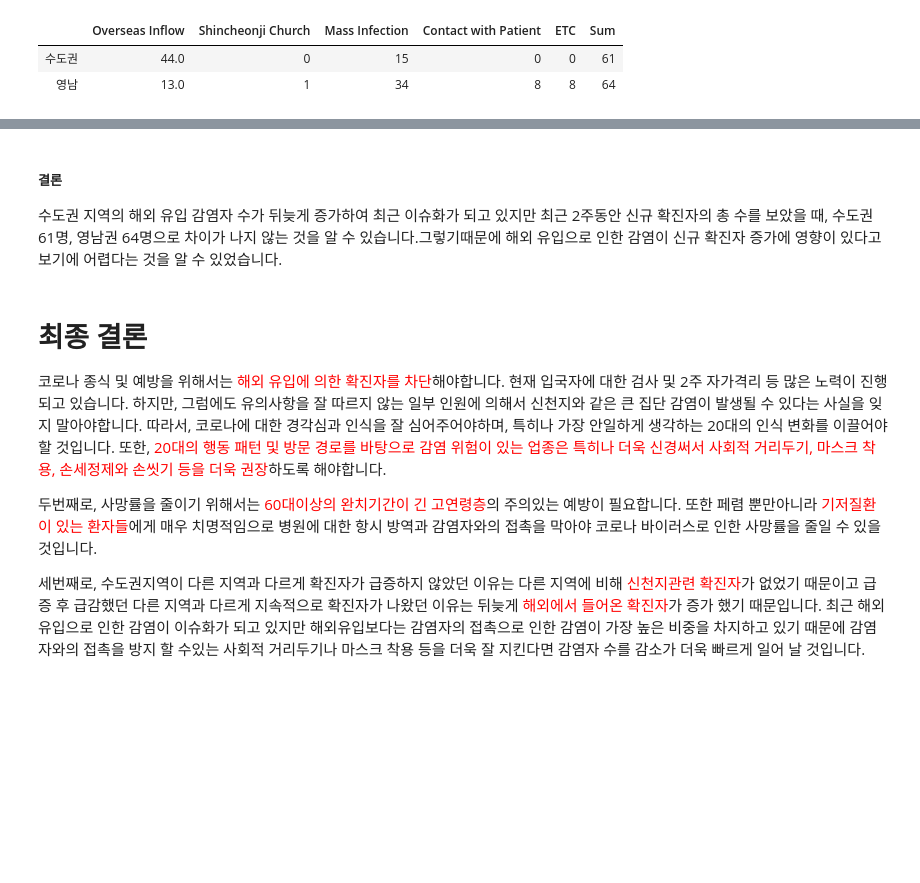
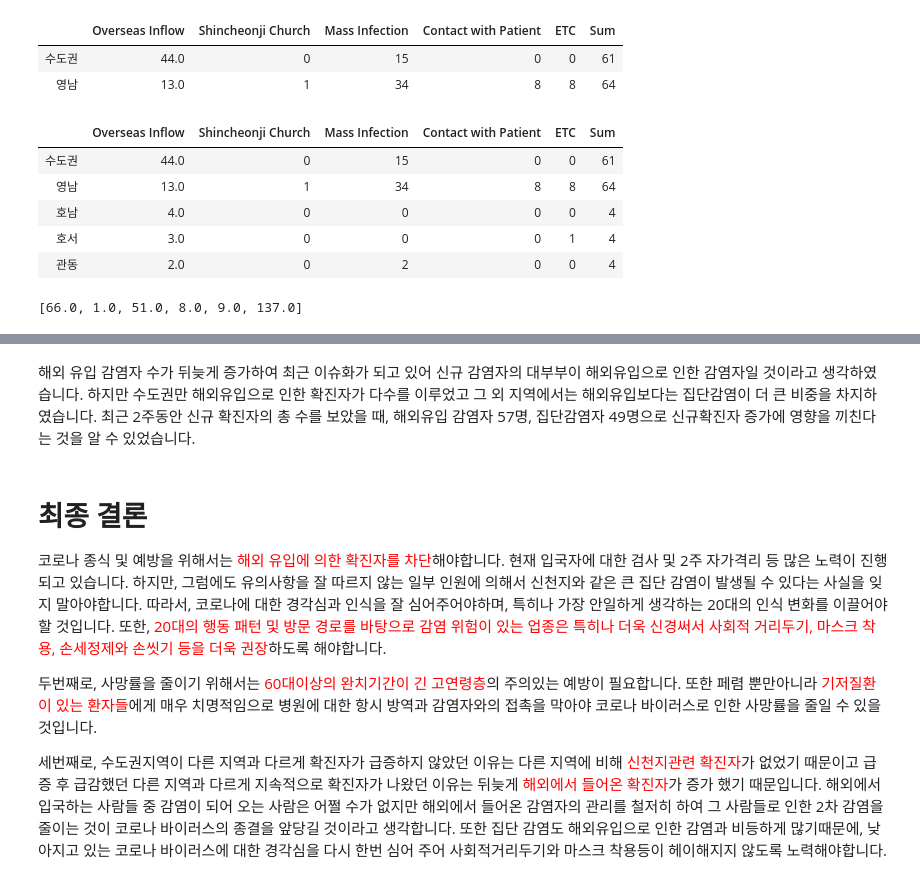
Before and after one commit to chan157/DACON_COVID, a Jupyter notebook: Submission_v2_test2.ipynb, the cells around one changed output, grey strips where cells are left out. Drawn from its saved outputs; the diff is of its cells as text; code cells hidden in the pictures; blank space fills up the shorter version.

```diff
--- a/Submission_v2_test2.ipynb
+++ b/Submission_v2_test2.ipynb
@@ -1372,4 +1289,46 @@ total
 |  | Overseas Inflow | Shincheonji Church | Mass Infection | Contact with Patient | ETC | Sum |
 | 수도권 | 44.0 | 0 | 15 | 0 | 0 | 61 |
 | 영남 | 13.0 | 1 | 34 | 8 | 8 | 64 |
+# %%
+# 지역 이름이 다르게 설정되어있어서 다시 설정
+youngnam = ['Busan','Daegu','Gyungbuk','Gyungnam','Ulsan']
+honam = ['Gwangju','Jeonbuk','Jeonnam']
+hosae = ['Chungbuk','Chungnam','Daejeon']
+sudo = ['Gyungki','Incheon','Seoul']
+gandong = ['Gangwon']
+
+df = pd.DataFrame()
+for date in range(20200414, 20200428):
+    sub = pd.read_excel('PatientTrend_20200414_20200427.xlsx', sheet_name=str(date))
+    date = str(date)
+    sub['Date'] = str(date[:4])+'-'+str(date[4:6])+'-'+str(date[6:])
+    df = pd.concat([df,sub])
+
+df['Overseas Inflow'] = df.Overseas + df.Oversea_inflow_related
+df.columns = ['City', 'Sum', 'Overseas', 'Shincheonji Church', 'Mass Infection','Contact with Patient', 'Oversea_inflow_related', 'ETC', 'Date','Overseas Inflow']
+df = df[['Date', 'City', 'Overseas Inflow', 'Shincheonji Church', 'Mass Infection', 'Contact with Patient', 'ETC', 'Sum']]
+
+total = []
+for province in [sudo, youngnam,honam,hosae,gandong]:
+    sub = pd.DataFrame()
+    a = pd.DataFrame()
+    for city in province:
+        sub = df[df.City==city]
+        a[city] = (sub.iloc[-1,2:] - sub.iloc[0,2:])
+    a = np.where(a<0,0,a).sum(axis=1)
+    total.append(a)
+
+total = pd.DataFrame(total, index=['수도권', '영남','호남','호서','관동'], columns=['Overseas Inflow', 'Shincheonji Church', 'Mass Infection', 'Contact with Patient', 'ETC', 'Sum'])
+total
+# %% [output]
+|  | Overseas Inflow | Shincheonji Church | Mass Infection | Contact with Patient | ETC | Sum |
+| 수도권 | 44.0 | 0 | 15 | 0 | 0 | 61 |
+| 영남 | 13.0 | 1 | 34 | 8 | 8 | 64 |
+| 호남 | 4.0 | 0 | 0 | 0 | 0 | 4 |
+| 호서 | 3.0 | 0 | 0 | 0 | 1 | 4 |
+| 관동 | 2.0 | 0 | 2 | 0 | 0 | 4 |
+# %%
+total.sum().tolist()
+# %% [output]
+[66.0, 1.0, 51.0, 8.0, 9.0, 137.0]
 # %%
@@ -1390,9 +1350,8 @@ fig.update_layout(title='<b>4월14일부터 4월27일동안의 감염 경로</b>
                              font=dict(family="sans-serif", size=15)))
 # %% [output]
 [interactive output not drawn]
-# %% [markdown]
-##### 결론
-수도권 지역의 해외 유입 감염자 수가 뒤늦게 증가하여 최근 이슈화가 되고 있지만 최근 2주동안 신규 확진자의 총 수를 보았을 때, 수도권 61명, 영남권 64명으로 차이가 나지 않는 것을 알 수 있습니다.그렇기때문에 해외 유입으로 인한 감염이 신규 확진자 증가에 영향이 있다고 보기에 어렵다는 것을 알 수 있었습니다.
+# %% [markdown]
+해외 유입 감염자 수가 뒤늦게 증가하여 최근 이슈화가 되고 있어 신규 감염자의 대부부이 해외유입으로 인한 감염자일 것이라고 생각하였습니다. 하지만 수도권만 해외유입으로 인한 확진자가 다수를 이루었고 그 외 지역에서는 해외유입보다는 집단감염이 더 큰 비중을 차지하였습니다. 최근 2주동안 신규 확진자의 총 수를 보았을 때, 해외유입 감염자 57명, 집단감염자 49명으로 신규확진자 증가에 영향을 끼친다는 것을 알 수 있었습니다.
 # %% [markdown]
 # 최종 결론
 
@@ -1402,4 +1361,4 @@ fig.update_layout(title='<b>4월14일부터 4월27일동안의 감염 경로</b>
 두번째로, 사망률을 줄이기 위해서는 <span style="color:red">60대이상의 완치기간이 긴 고연령층</span>의 주의있는 예방이 필요합니다. 또한 페렴 뿐만아니라 <span style="color:red"> 기저질환이 있는 환자들</span>에게 매우 치명적임으로 병원에 대한 항시 방역과 감염자와의 접촉을 막아야 코로나 바이러스로 인한 사망률을 줄일 수 있을 것입니다.
 
 
-세번째로, 수도권지역이 다른 지역과 다르게 확진자가 급증하지 않았던 이유는 다른 지역에 비해 <span style="color:red">신천지관련 확진자</span>가 없었기 때문이고 급증 후 급감했던 다른 지역과 다르게 지속적으로 확진자가 나왔던 이유는 뒤늦게 <span style="color:red">해외에서 들어온 확진자</span>가 증가 했기 때문입니다. 최근 해외유입으로 인한 감염이 이슈화가 되고 있지만 해외유입보다는 감염자의 접촉으로 인한 감염이 가장 높은 비중을 차지하고 있기 때문에 감염자와의 접촉을 방지 할 수있는 사회적 거리두기나 마스크 착용 등을 더욱 잘 지킨다면 감염자 수를 감소가 더욱 빠르게 일어 날 것입니다.
+세번째로, 수도권지역이 다른 지역과 다르게 확진자가 급증하지 않았던 이유는 다른 지역에 비해 <span style="color:red">신천지관련 확진자</span>가 없었기 때문이고 급증 후 급감했던 다른 지역과 다르게 지속적으로 확진자가 나왔던 이유는 뒤늦게 <span style="color:red">해외에서 들어온 확진자</span>가 증가 했기 때문입니다. 해외에서 입국하는 사람들 중 감염이 되어 오는 사람은 어쩔 수가 없지만 해외에서 들어온 감염자의 관리를 철저히 하여 그 사람들로 인한 2차 감염을 줄이는 것이 코로나 바이러스의 종결을 앞당길 것이라고 생각합니다. 또한 집단 감염도 해외유입으로 인한 감염과 비등하게 많기때문에, 낮아지고 있는 코로나 바이러스에 대한 경각심을 다시 한번 심어 주어 사회적거리두기와 마스크 착용등이 헤이해지지 않도록 노력해야합니다.
```
Also changed, not shown: parts of 43 cells of this notebook.
